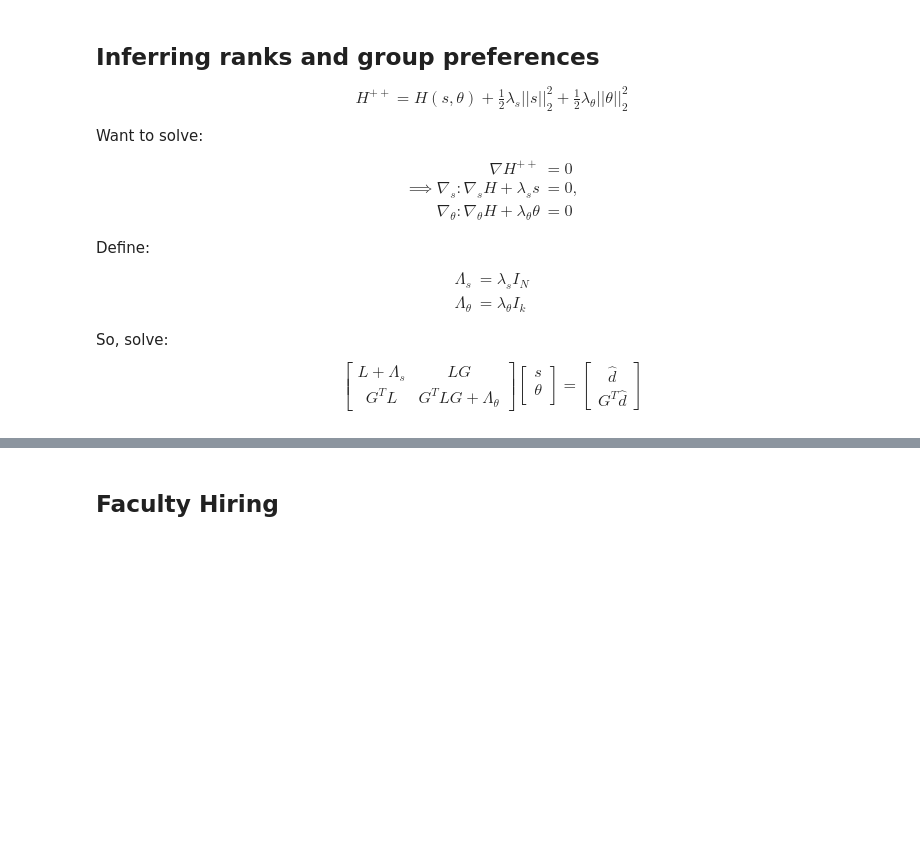
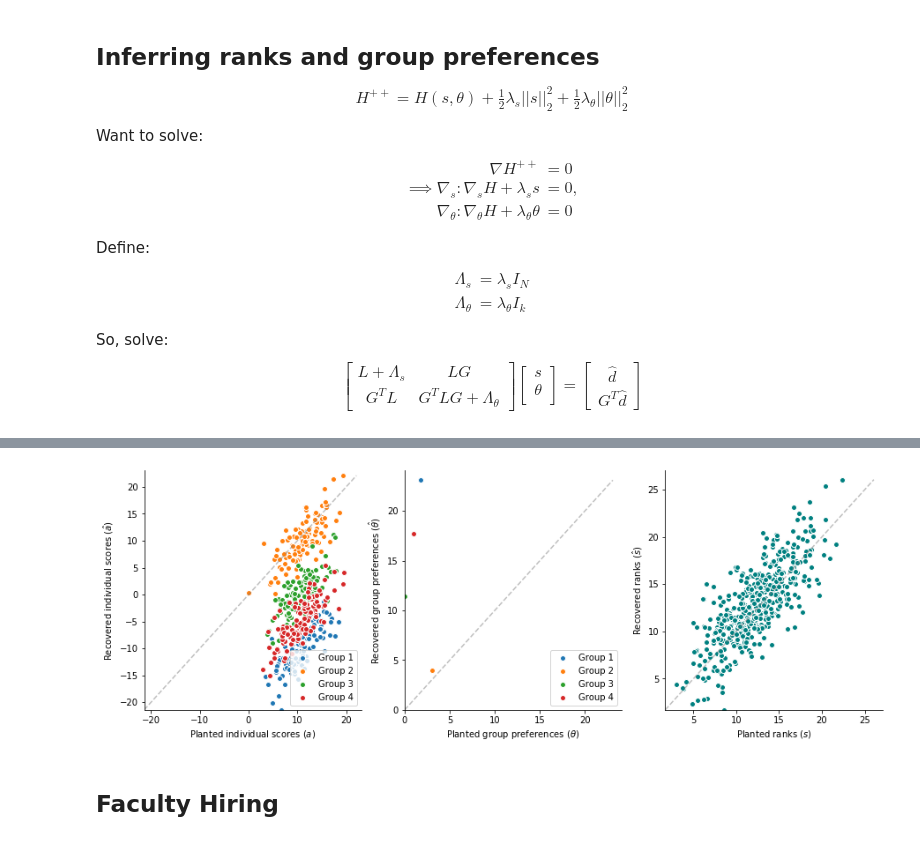
Before and after one commit to AparaV/SpringRankGroups, a Jupyter notebook: api/jupyter/groups.ipynb, the cells around one changed output, grey strips where cells are left out. Cells and saved outputs as stored; diff of their text form; code cells hidden in the pictures; blank space fills up the shorter version.

```diff
--- a/api/jupyter/groups.ipynb
+++ b/api/jupyter/groups.ipynb
@@ -184,5 +144,6 @@ s = a + theta_s
 # %%
-a_mean = np.matmul(G.T, a) / np.sum(G.T, axis=1) # average a across all groups
-a = a - np.matmul(G, a_mean) # shift so all of the a's have the same mean = 0
-theta = theta + a_mean # we also need to shift the theta's
-theta_s = np.matmul(G, theta)
+a_mean = np.matmul(G.T, a_est) / np.sum(G.T, axis=1) # average a across all groups
+a_t = a_est - np.matmul(G, a_mean) # shift so all of the a's have the same mean = 0
+theta_t = theta_est + a_mean # we also need to shift the theta's
+
+s_t = a_t + np.matmul(G, theta_t)
@@ -224,3 +194,50 @@ plt.show()
+# %%
+a_hijacked = a_mean + np.array([10, -10, 0, 5])
+a_h = a_est - np.matmul(G, a_hijacked) # shift so all of the a's have the same mean = 0
+theta_h = theta_est + a_hijacked # we also need to shift the theta's
+
+s_h = a_h + np.matmul(G, theta_h)
+# %%
+fig, ax = plt.subplots(1, 3, figsize=(15, 5))
+
+x_y_line = [[np.min(np.minimum(a, a_h)), np.max(np.maximum(a, a_h))],
+            [np.min(np.minimum(theta, theta_h)), np.max(np.maximum(theta, theta_h))],
+            [np.min(np.minimum(s, s_h)), np.max(np.maximum(s, s_h))]]
+
+for i in range(3):
+    ax[i].spines['right'].set_visible(False)
+    ax[i].spines['top'].set_visible(False)
+    ax[i].plot(x_y_line[i], x_y_line[i], linestyle="dashed", color="grey", alpha=0.5)
+    ax[i].set_xlim(x_y_line[i][0], x_y_line[i][1]+1)
+    ax[i].set_ylim(x_y_line[i][0], x_y_line[i][1]+1)
+
+for i in range(4):
+    idx = np.where(group_keys==i)
+    ax[0].scatter(a[idx], a_h[idx],
+                  edgecolor="white",
+                  label="Group {}".format(i+1))
+    ax[1].scatter(theta[i], theta_h[i],
+                  edgecolor="white",
+                  label="Group {}".format(i+1))
+
+
+ax[0].set_xlabel(r"Planted individual scores ($a$)")
+ax[0].set_ylabel(r"Recovered individual scores ($\hat{a}$)")
+ax[0].legend(loc="lower right")
+
+ax[1].set_xlabel(r"Planted group preferences ($\theta$)")
+ax[1].set_ylabel(r"Recovered group preferences ($\hat{\theta}$)")
+ax[1].legend(loc="lower right")
+
+ax[2].scatter(s, s_h, color="teal", edgecolor="white",)
+ax[2].set_xlabel(r"Planted ranks ($s$)")
+ax[2].set_ylabel(r"Recovered ranks ($\hat{s}$)")
+
+plt.savefig("../../figures/Test1_A_non-identifiable.PNG", dpi=200, bbox_inches="tight")
+
+plt.show()
+# %% [output]
+[figure, added]
 # %% [markdown]
 ## Faculty Hiring
 # %%
```
Also changed, not shown: parts of 25 cells of this notebook, 24 other files.
